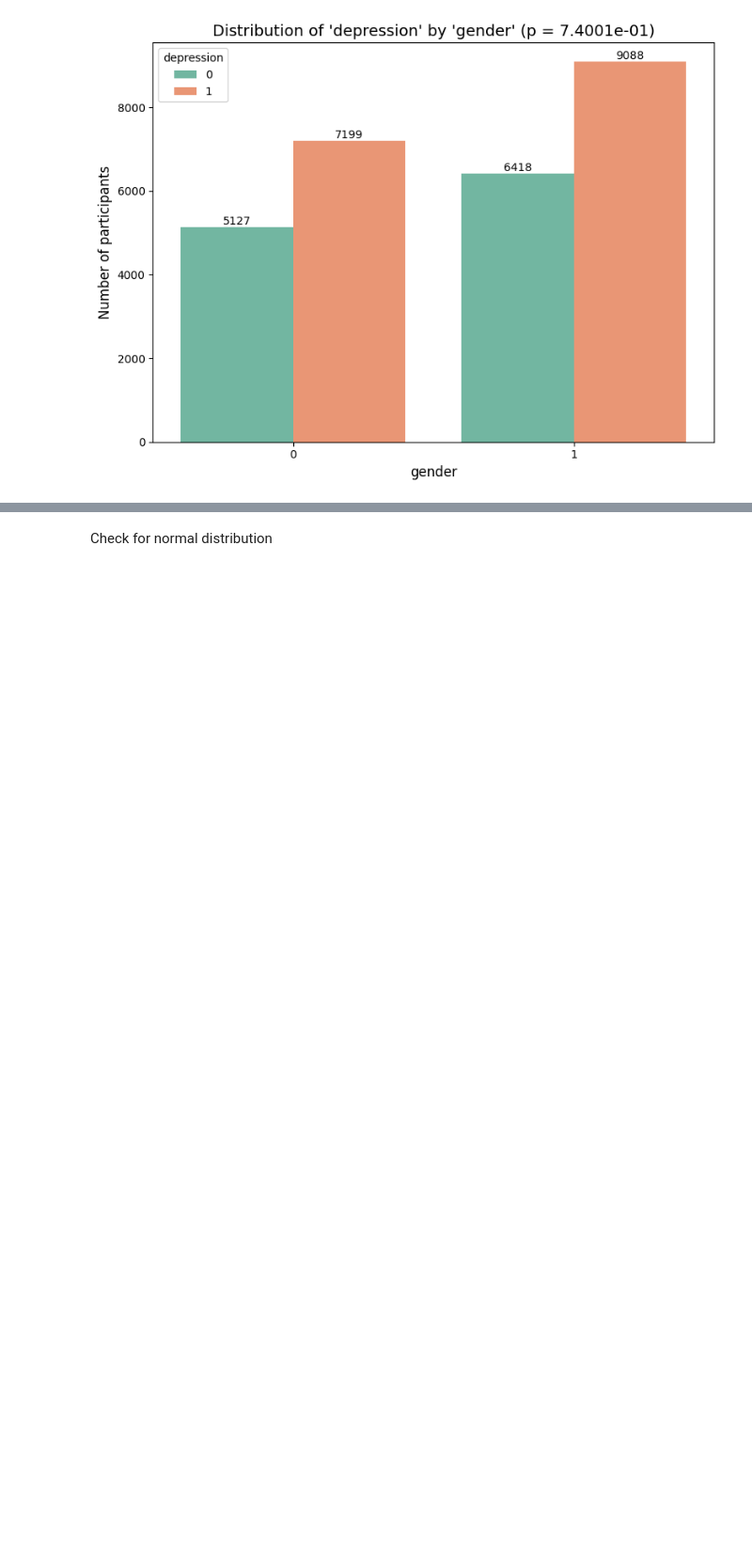
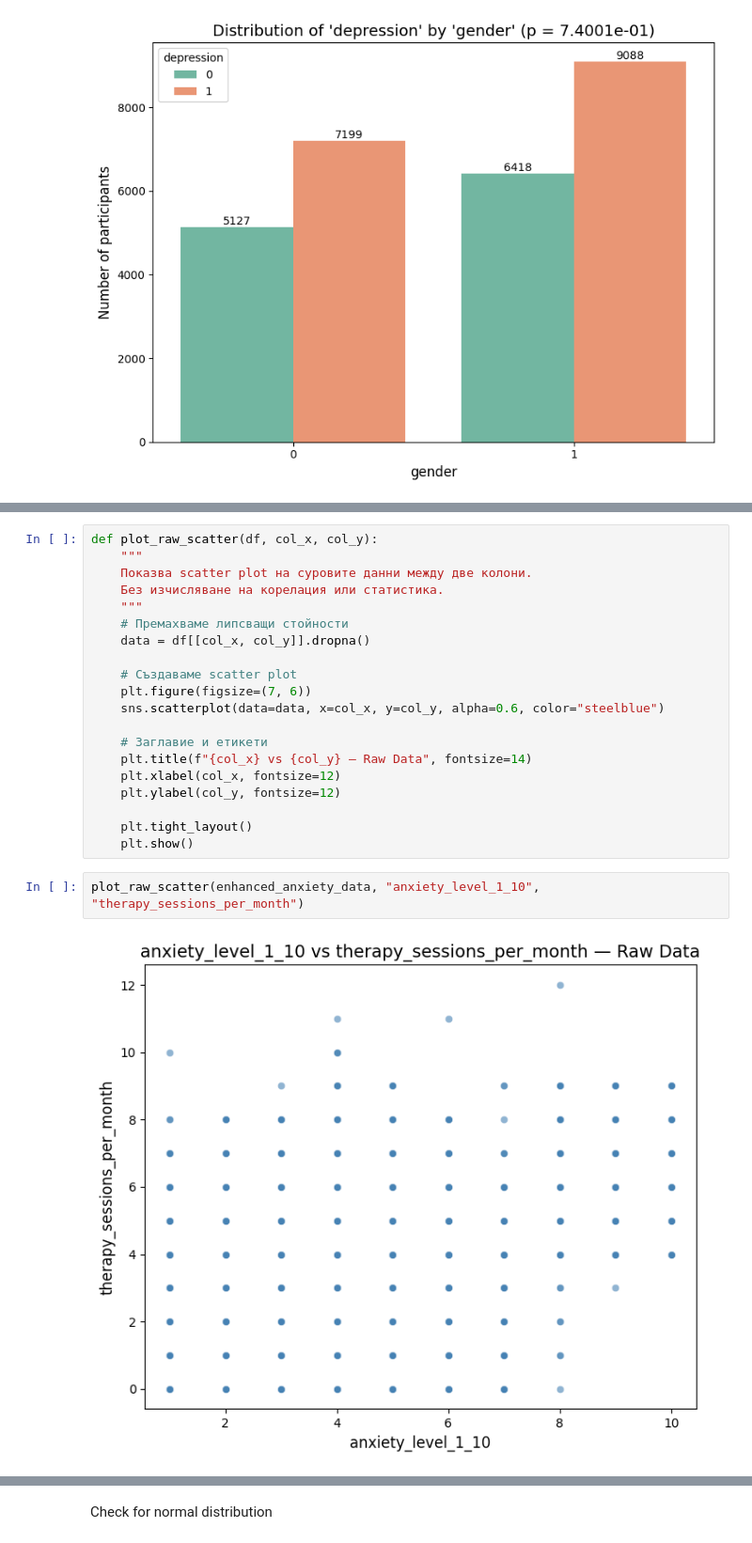
Before and after one commit to VladoDev03/mental-cognitive-disorders-analysis, a Jupyter notebook: disorders-analysis/disorders-analysis.ipynb, the cells around one changed output, grey strips where cells are left out. Shown: that part at 94% size. Cells and saved outputs as stored; diff of their text form; blank space fills up the shorter version.

```diff
--- a/disorders-analysis/disorders-analysis.ipynb
+++ b/disorders-analysis/disorders-analysis.ipynb
@@ -941 +1009,25 @@ Conclusion: There is no statistically significant relationship between 'gender'
+# %%
+def plot_raw_scatter(df, col_x, col_y):
+    """
+    Показва scatter plot на суровите данни между две колони.
+    Без изчисляване на корелация или статистика.
+    """
+    # Премахваме липсващи стойности
+    data = df[[col_x, col_y]].dropna()
+
+    # Създаваме scatter plot
+    plt.figure(figsize=(7, 6))
+    sns.scatterplot(data=data, x=col_x, y=col_y, alpha=0.6, color="steelblue")
+
+    # Заглавие и етикети
+    plt.title(f"{col_x} vs {col_y} — Raw Data", fontsize=14)
+    plt.xlabel(col_x, fontsize=12)
+    plt.ylabel(col_y, fontsize=12)
+
+    plt.tight_layout()
+    plt.show()
+# %%
+plot_raw_scatter(enhanced_anxiety_data, "anxiety_level_1_10", "therapy_sessions_per_month")
+# %% [output]
+[figure, added]
 # %% [markdown]
```
Also changed, not shown: parts of 32 cells of this notebook.
